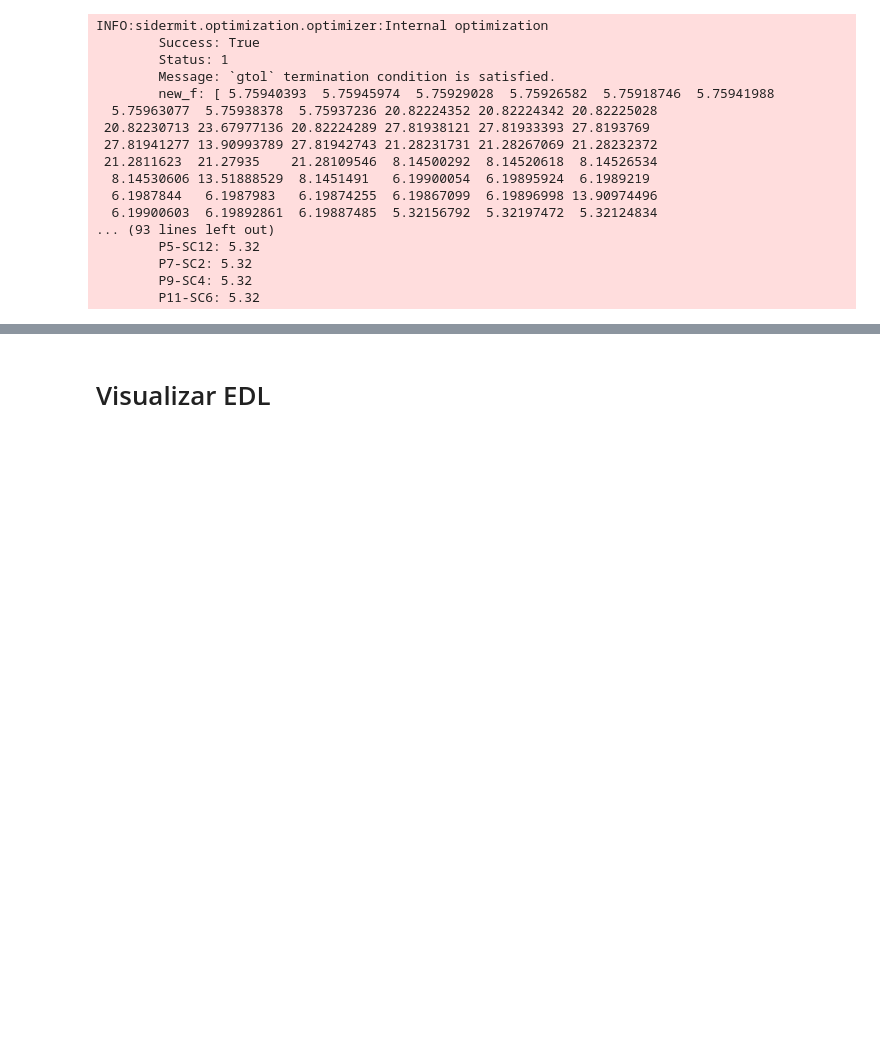
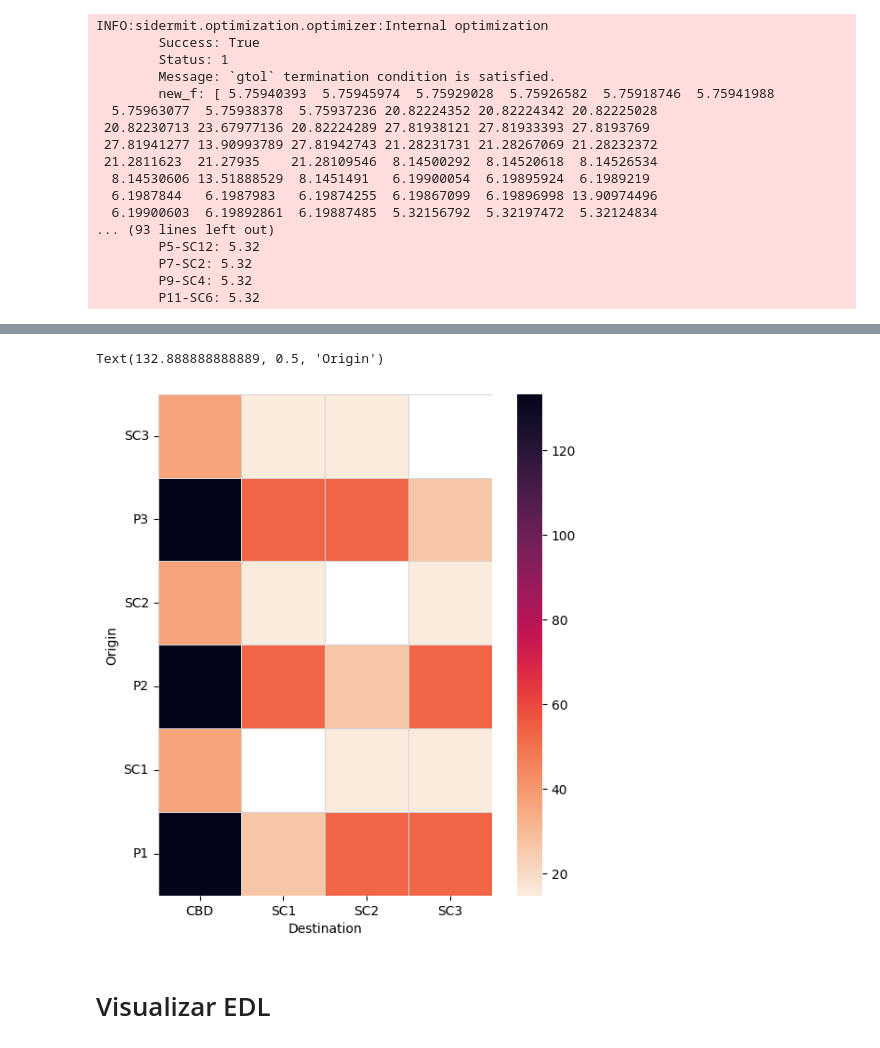
Before and after one commit to valeegomex/Genetic-algorithm-parametric-city, a Jupyter notebook: Resultados_estrategicos.ipynb, the cells around one changed output, grey strips where cells are left out. Saved outputs shown, nothing was run; the diff lists cells and outputs as text; code cells hidden in the pictures; blank space fills up the shorter version.

```diff
--- a/Resultados_estrategicos.ipynb
+++ b/Resultados_estrategicos.ipynb
@@ -426,0 +624,9 @@ INFO:sidermit.optimization.optimizer:Internal optimization
+# %%
+# Favour radial lines
+cir_ini = 50
+radial_ini = 5
+f_init_radial = dict(CIR_I_bus=0, CIR_R_bus=cir_ini,
+                     R_bus_1=radial_ini, R_bus_2=radial_ini, R_bus_3=radial_ini)
+
+demand_obj = Demand.build_from_parameters(graph_obj, y=1000, a=0.8, alpha=0.5, beta=0.1) # Define demand
+opt_obj = Optimizer.network_optimization(graph_obj, demand_obj, passenger_obj, network_direct, max_number_of_iteration=5, tolerance=0.1, f=f_init_radial)
@@ -426,0 +651,6 @@ INFO:sidermit.optimization.optimizer:Internal optimization
+# %%
+df = pd.DataFrame(demand_obj.get_matrix())
+df.rename({0:'CBD', 2:'SC1', 4:'SC2', 6:'SC3', 1:'P1', 3:'P2', 5:'P3'}, inplace=True)
+df.rename(columns= {0:'CBD', 2:'SC1', 4:'SC2', 6:'SC3', 1:'P1', 3:'P2', 5:'P3'}, inplace=True)
+df = df.T
+df
@@ -427,3 +666,22 @@ INFO:sidermit.optimization.optimizer:Internal optimization
+# %%
+# Delete all zeros rows and columns
+df = df.loc[
+    (df != 0).any(axis=1),
+    (df != 0).any(axis=0)
+]
+
+fig, ax = plt.subplots(figsize=(7, 7))
+
+# sns.heatmap(df, annot=False, linewidths=0, linecolor='lightgray', ax=ax, cmap='rocket_r', mask=(df == 0))
+sns.heatmap(df, ax=ax, cmap='rocket_r', mask=(df == 0), square=True, linewidths=0.6, linecolor='lightgray')
+ax.grid(False)
+ax.invert_yaxis()
+ax.tick_params(axis="y", labelrotation=0)
+ax.set_xlabel('Destination')
+ax.set_ylabel('Origin')
+# %% [output]
+Text(132.888888888889, 0.5, 'Origin')
+[figure, added]
 # %% [markdown]
 # Visualizar EDL
 # %%
```
Also changed, not shown: parts of 13 cells of this notebook.
